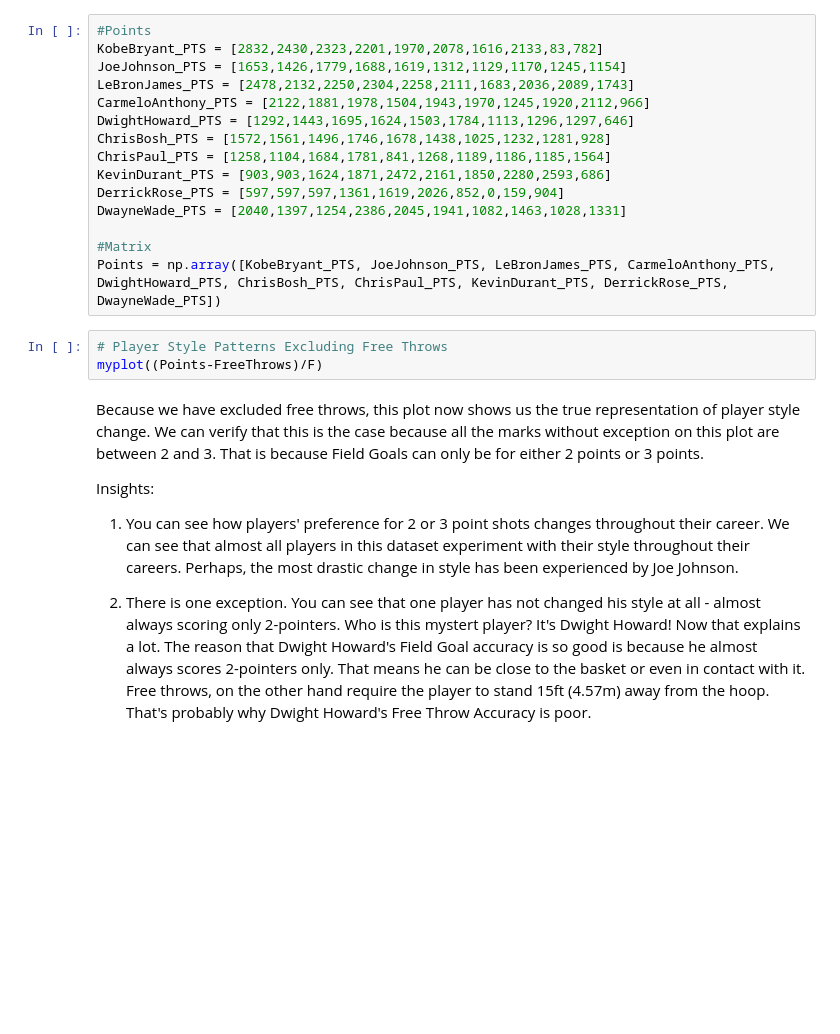
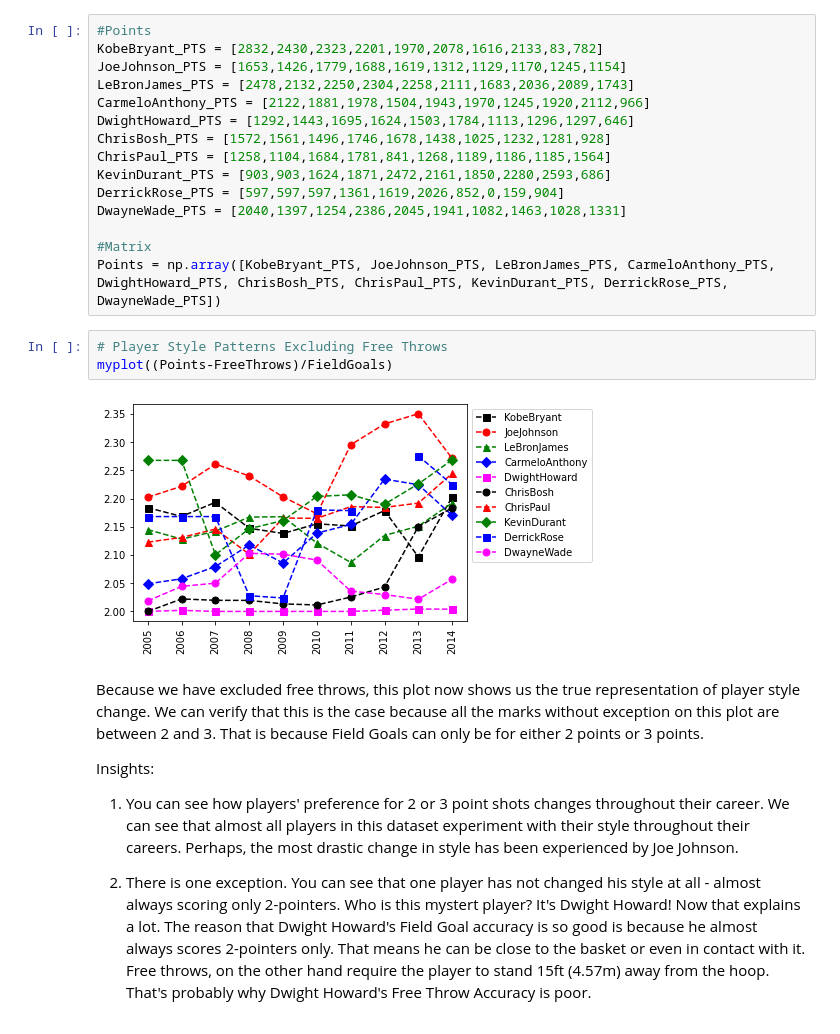
Before and after one commit to pooja1506/python_for_datascience, a Jupyter notebook: Udemy_Projects/P4-Section4-Fill-In-The-Blanks/Section_4_Homework_Fill_in_the_Blanks.ipynb, the cells around one changed output. Drawn from its saved outputs; the diff is of its cells as text; blank space fills up the shorter version.

```diff
--- a/Udemy_Projects/P4-Section4-Fill-In-The-Blanks/Section_4_Homework_Fill_in_the_Blanks.ipynb
+++ b/Udemy_Projects/P4-Section4-Fill-In-The-Blanks/Section_4_Homework_Fill_in_the_Blanks.ipynb
@@ -203,7 +203,9 @@ DwayneWade_PTS = [2040,1397,1254,2386,2045,1941,1082,1463,1028,1331]
 Points = np.array([KobeBryant_PTS, JoeJohnson_PTS, LeBronJames_PTS, CarmeloAnthony_PTS, DwightHoward_PTS, ChrisBosh_PTS, ChrisPaul_PTS, KevinDurant_PTS, DerrickRose_PTS, DwayneWade_PTS])
 # %%
 # Player Style Patterns Excluding Free Throws
-myplot((Points-FreeThrows)/F)
+myplot((Points-FreeThrows)/FieldGoals)
+# %% [output]
+[figure, added]
 # %% [markdown]
 Because we have excluded free throws, this plot now shows us
 the true representation of player style change. We can verify
```
